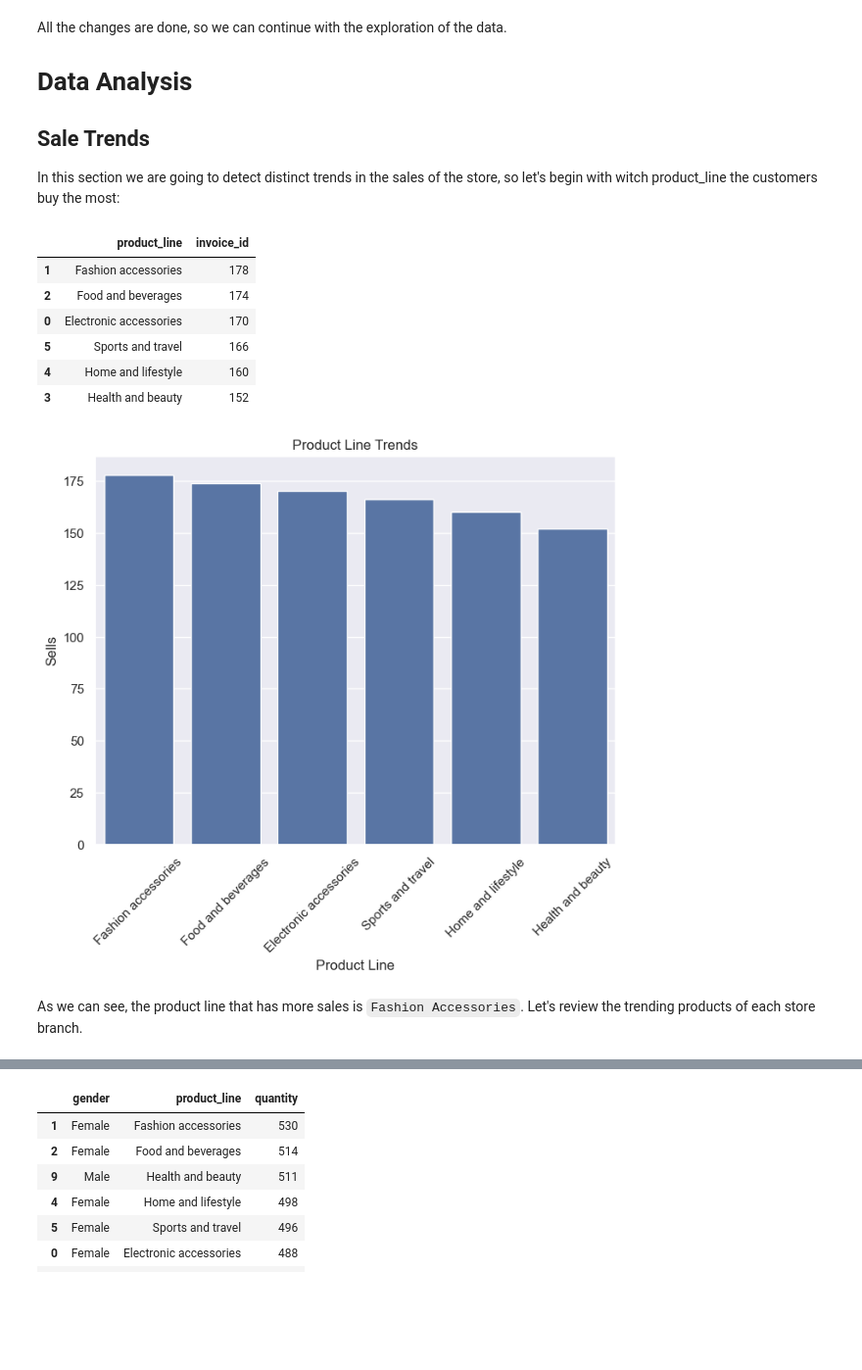
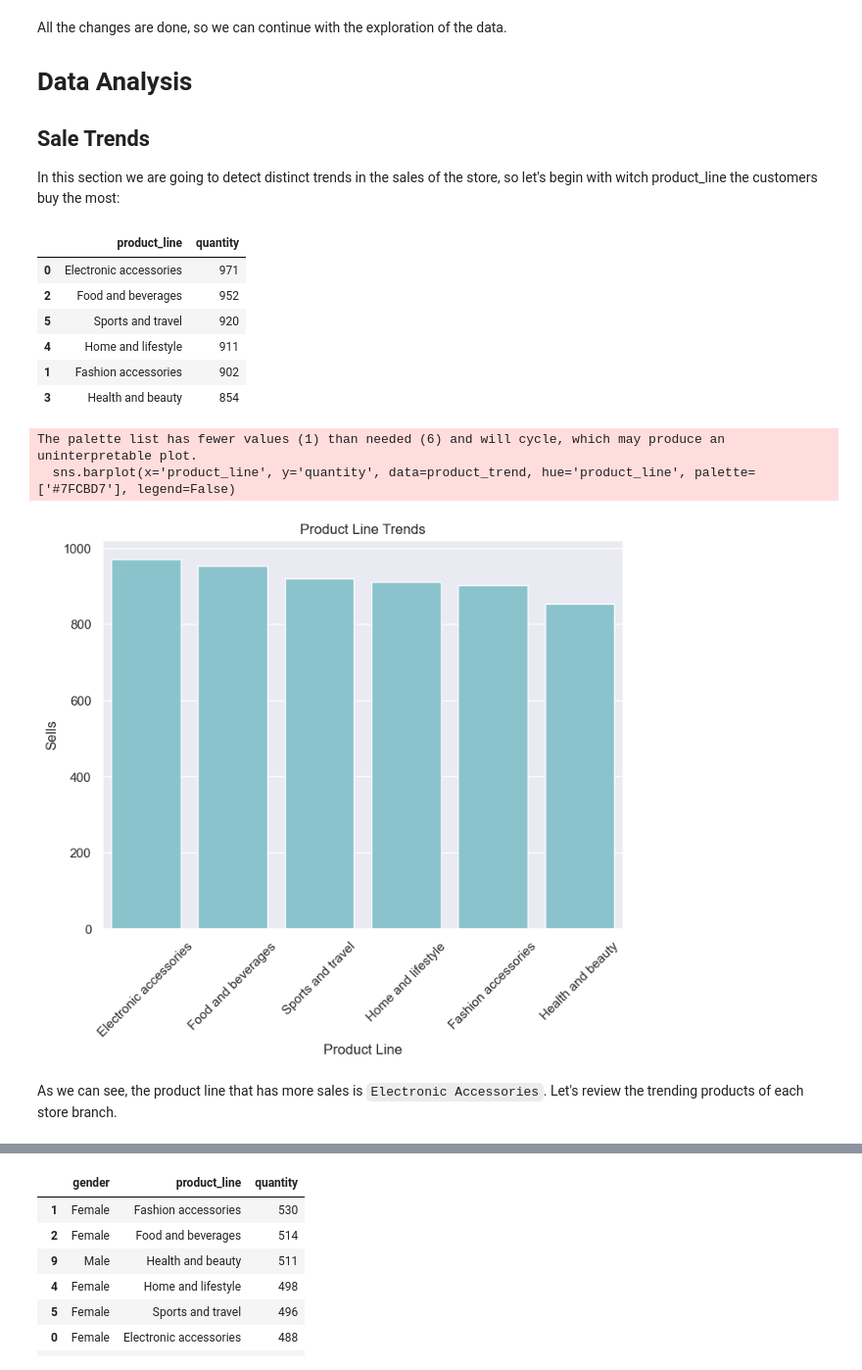
Before and after one commit to PPJQ/StoreAnalysis, a Jupyter notebook: StoreAnalysis.ipynb, the cells around one changed output, grey strips where cells are left out. Shown at 98% size. Drawn from its saved outputs; the diff is of its cells as text; code cells hidden in the pictures; blank space fills up the shorter version.

```diff
--- a/StoreAnalysis.ipynb
+++ b/StoreAnalysis.ipynb
@@ -72,6 +72,9 @@ import pandas as pd
 import numpy as np
 from matplotlib import pyplot as plt
 import seaborn as sns
+# %%
+# Stablish the theme of the charts
+sns.set_theme(style="darkgrid")
 # %%
 # Loading data
 df = pd.read_csv("./datasets/supermarket_sales.csv")
@@ -230,30 +233,31 @@ All the changes are done, so we can continue with the exploration of the data.
 In this section we are going to detect distinct trends in the sales of the store, so let's begin with witch product_line the customers buy the most:
 # %%
 # Obtaining the product with more sales
-product_trend = df.groupby('product_line', as_index=False).agg({'invoice_id': 'count'}).sort_values('invoice_id', ascending=False)
+product_trend = df.groupby('product_line', as_index=False).agg({'quantity': 'sum'}).sort_values('quantity', ascending=False)
 
 product_trend
 # %% [output]
-|  | product_line | invoice_id |
-| 1 | Fashion accessories | 178 |
-| 2 | Food and beverages | 174 |
-| 0 | Electronic accessories | 170 |
-| 5 | Sports and travel | 166 |
-| 4 | Home and lifestyle | 160 |
-| 3 | Health and beauty | 152 |
+|  | product_line | quantity |
+| 0 | Electronic accessories | 971 |
+| 2 | Food and beverages | 952 |
+| 5 | Sports and travel | 920 |
+| 4 | Home and lifestyle | 911 |
+| 1 | Fashion accessories | 902 |
+| 3 | Health and beauty | 854 |
 # %%
 # Creating the data chart of products trends
 plt.figure(figsize=(8,6))
-sns.set_theme()
-sns.barplot(x='product_line', y='invoice_id', data=product_trend)
+sns.barplot(x='product_line', y='quantity', data=product_trend, hue='product_line', palette=['#7FCBD7'], legend=False)
 plt.title('Product Line Trends')
 plt.xlabel('Product Line')
 plt.ylabel('Sells')
 plt.xticks(rotation = 45)
 plt.show()
 # %% [output]
+The palette list has fewer values (1) than needed (6) and will cycle, which may produce an uninterpretable plot.
+  sns.barplot(x='product_line', y='quantity', data=product_trend, hue='product_line', palette=['#7FCBD7'], legend=False)
-[figure, old version]
+[figure, new version]
 # %% [markdown]
-As we can see, the product line that has more sales is `Fashion Accessories`. Let's review the trending products of each store branch.
+As we can see, the product line that has more sales is `Electronic Accessories`. Let's review the trending products of each store branch.
 # %%
 # Grouping by branch, product line and sales
```
Also changed, not shown: parts of 31 cells of this notebook, 9 other files.
